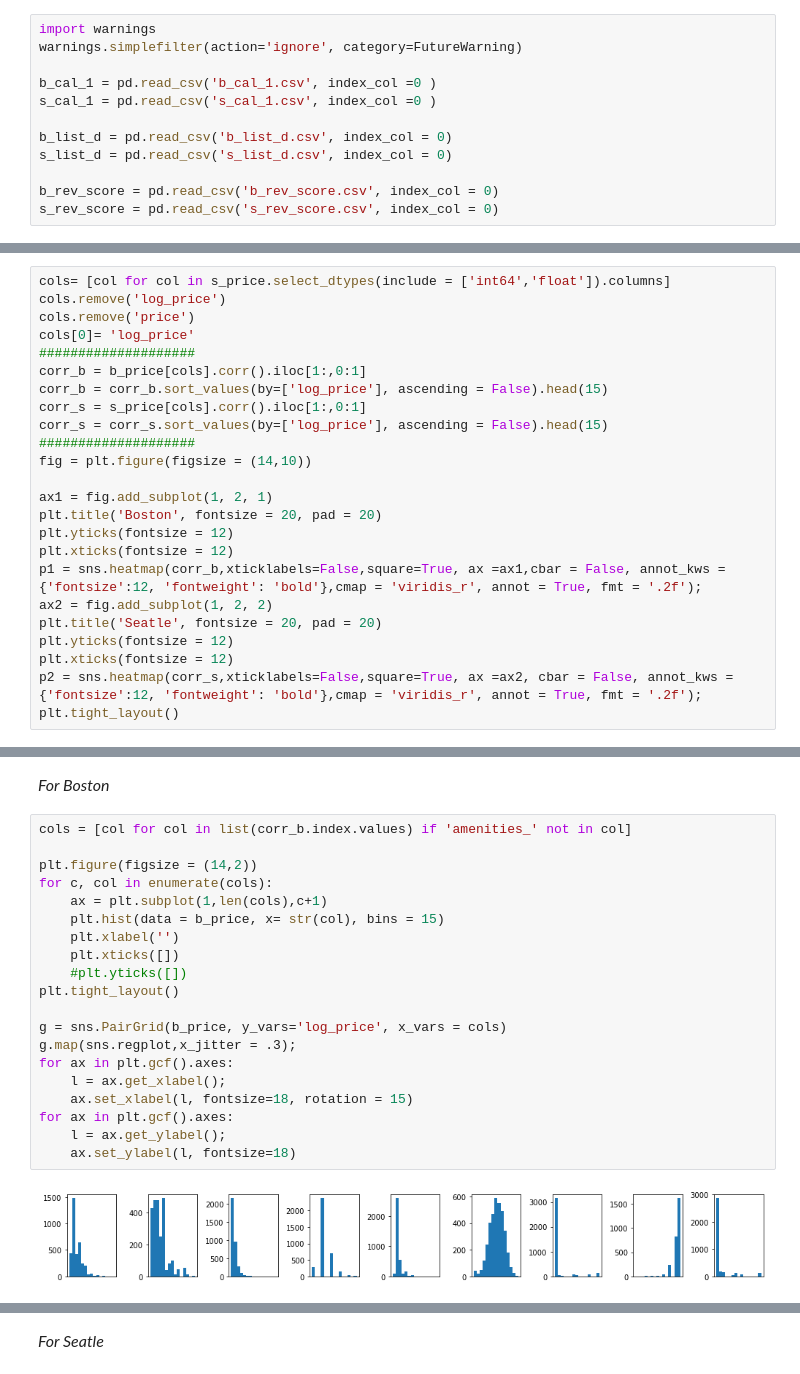
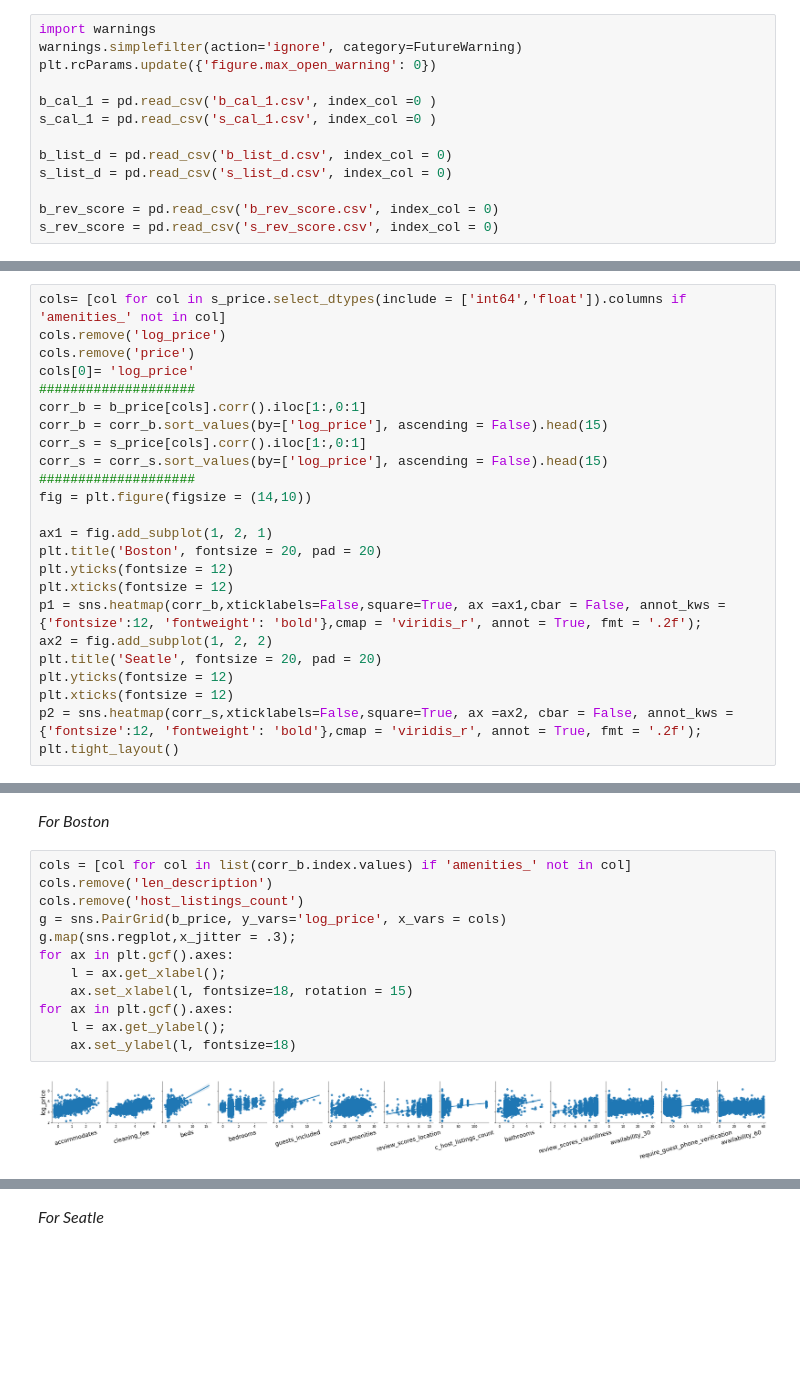
Before and after one commit to Zainy1453/Project-ND-1, a Jupyter notebook: Project-1_Price_Prediction.ipynb, the cells around one changed output, grey strips where cells are left out. Cells and saved outputs as stored; diff of their text form; blank space fills up the shorter version.

```diff
--- a/Project-1_Price_Prediction.ipynb
+++ b/Project-1_Price_Prediction.ipynb
@@ -21,6 +18,7 @@ The autoreload extension is already loaded. To reload it, use:
 # %%
 import warnings
 warnings.simplefilter(action='ignore', category=FutureWarning)
+plt.rcParams.update({'figure.max_open_warning': 0})
 
 b_cal_1 = pd.read_csv('b_cal_1.csv', index_col =0 )
 s_cal_1 = pd.read_csv('s_cal_1.csv', index_col =0 )
@@ -67,7 +133,7 @@ s_price['log_price'] = np.log(s_price['price'])
 b_price= b_price.rename(columns = {'calculated_host_listings_count':'c_host_listings_count'})
 s_price= s_price.rename(columns = {'calculated_host_listings_count':'c_host_listings_count'})
 # %%
-cols= [col for col in s_price.select_dtypes(include = ['int64','float']).columns]
+cols= [col for col in s_price.select_dtypes(include = ['int64','float']).columns if 'amenities_' not in col]
 cols.remove('log_price')
 cols.remove('price')
 cols[0]= 'log_price'
@@ -98,23 +164,15 @@ plt.tight_layout()
 <font size = '3'>*For Boston*<font/>
 # %%
 cols = [col for col in list(corr_b.index.values) if 'amenities_' not in col]
-
-plt.figure(figsize = (14,2))
-for c, col in enumerate(cols):
-    ax = plt.subplot(1,len(cols),c+1)
-    plt.hist(data = b_price, x= str(col), bins = 15)
-    plt.xlabel('')
-    plt.xticks([])
-    #plt.yticks([])
-plt.tight_layout()
-
+cols.remove('len_description')
+cols.remove('host_listings_count')
 g = sns.PairGrid(b_price, y_vars='log_price', x_vars = cols)
 g.map(sns.regplot,x_jitter = .3);
 for ax in plt.gcf().axes:
     l = ax.get_xlabel();
     ax.set_xlabel(l, fontsize=18, rotation = 15)
 for ax in plt.gcf().axes:
     l = ax.get_ylabel();
     ax.set_ylabel(l, fontsize=18)
 # %% [output]
-[figure, old version]
+[figure, new version]
```
Also changed, not shown: parts of 26 cells of this notebook, 14 other files.
